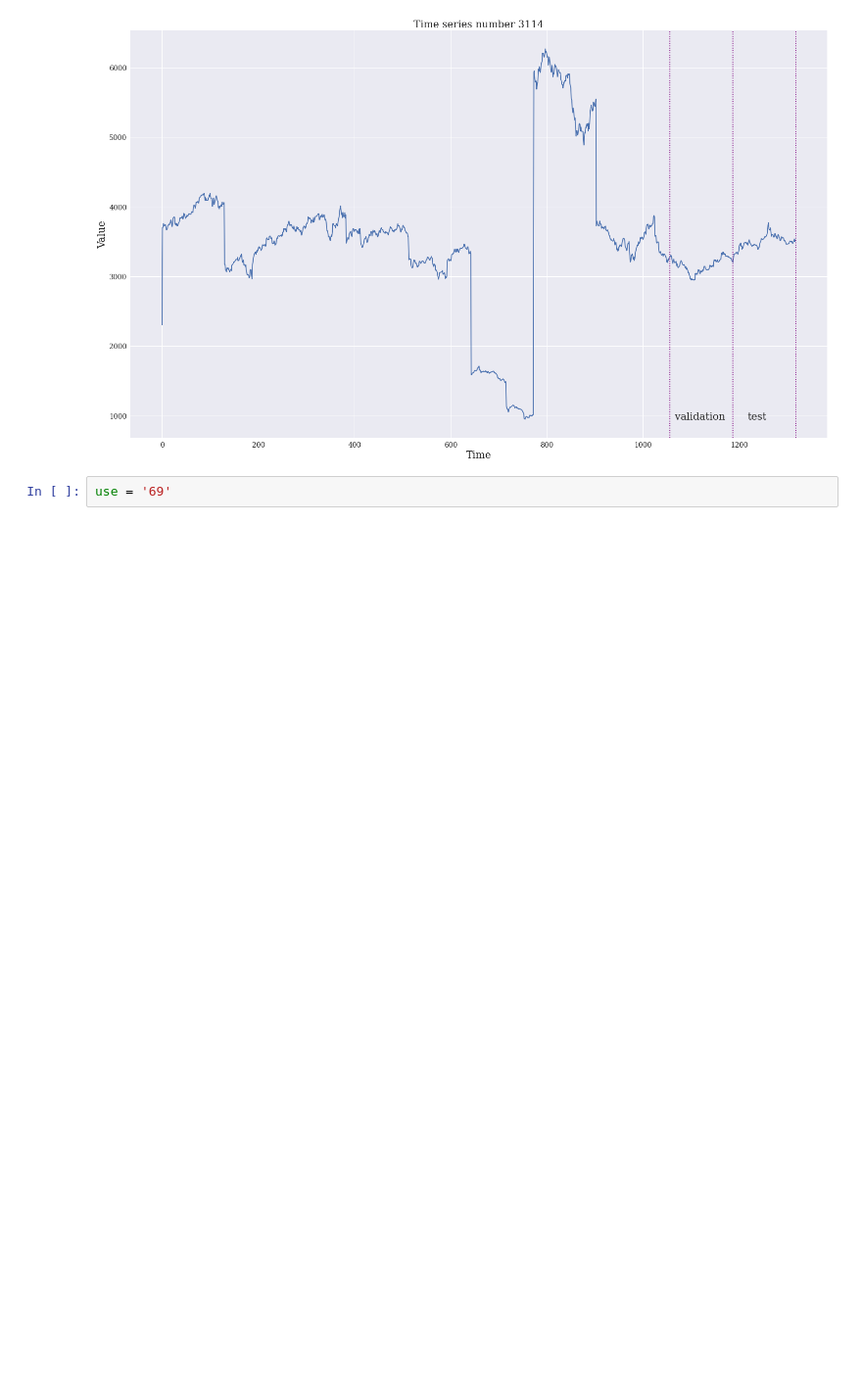
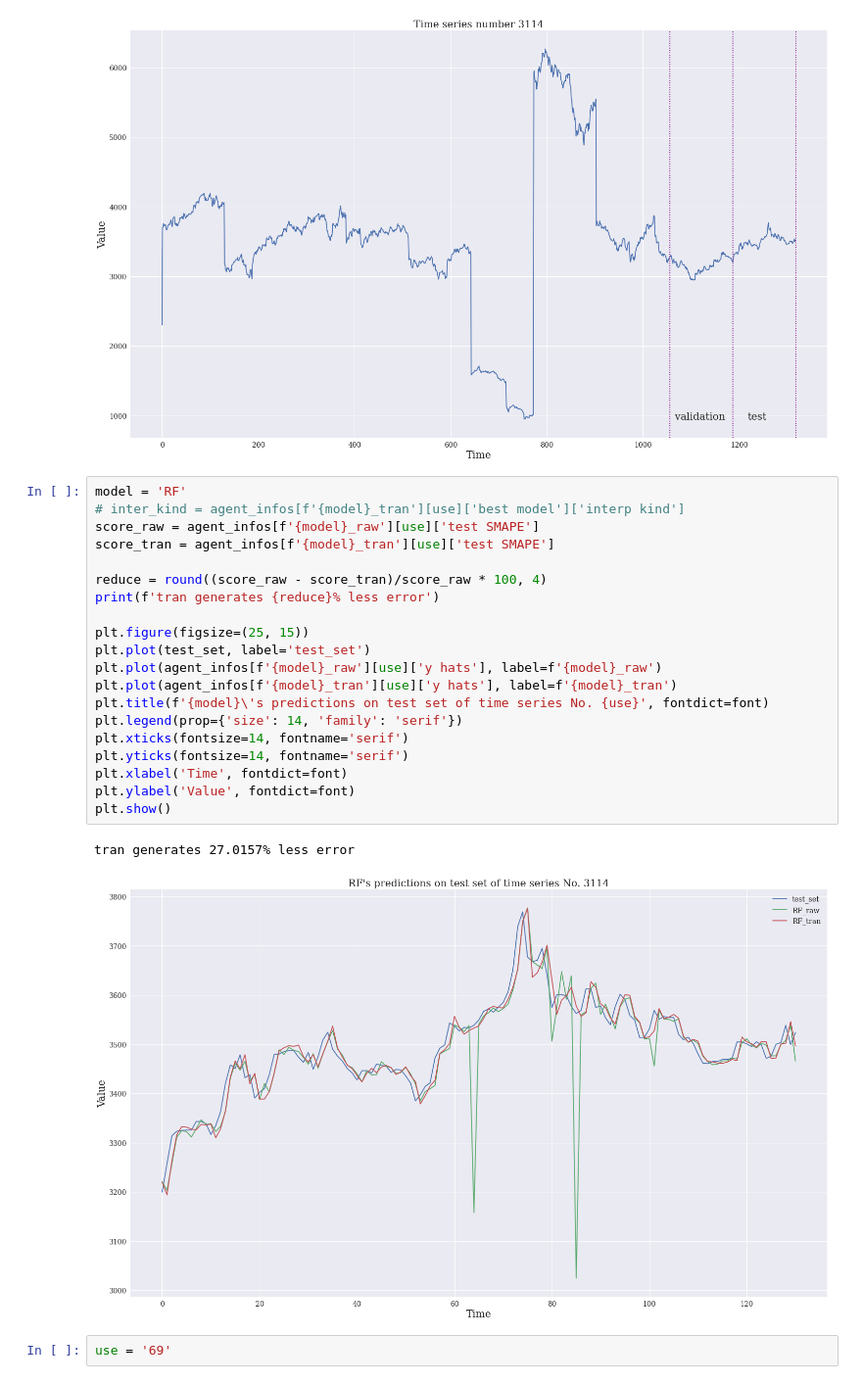
Before and after one commit to LinusLin6769/DCLaboratory01, a Jupyter notebook: experiment_info/m4_daily_hyper/m4_daily_hyper.ipynb, the cells around one changed output. Shown at 98% size. Cells and saved outputs as stored; diff of their text form; blank space fills up the shorter version.

```diff
--- a/experiment_info/m4_daily_hyper/m4_daily_hyper.ipynb
+++ b/experiment_info/m4_daily_hyper/m4_daily_hyper.ipynb
@@ -233,6 +233,29 @@ plt.ylabel('Value', fontdict=font)
 plt.show()
 # %% [output]
 [figure]
+# %%
+model = 'RF'
+# inter_kind = agent_infos[f'{model}_tran'][use]['best model']['interp kind']
+score_raw = agent_infos[f'{model}_raw'][use]['test SMAPE']
+score_tran = agent_infos[f'{model}_tran'][use]['test SMAPE']
+
+reduce = round((score_raw - score_tran)/score_raw * 100, 4)
+print(f'tran generates {reduce}% less error')
+
+plt.figure(figsize=(25, 15))
+plt.plot(test_set, label='test_set')
+plt.plot(agent_infos[f'{model}_raw'][use]['y hats'], label=f'{model}_raw')
+plt.plot(agent_infos[f'{model}_tran'][use]['y hats'], label=f'{model}_tran')
+plt.title(f'{model}\'s predictions on test set of time series No. {use}', fontdict=font)
+plt.legend(prop={'size': 14, 'family': 'serif'})
+plt.xticks(fontsize=14, fontname='serif')
+plt.yticks(fontsize=14, fontname='serif')
+plt.xlabel('Time', fontdict=font)
+plt.ylabel('Value', fontdict=font)
+plt.show()
+# %% [output]
+tran generates 27.0157% less error
+[figure, added]
 # %%
 use = '69'
 # %%
```
Also changed, not shown: parts of 2 cells of this notebook, 2 other files.
